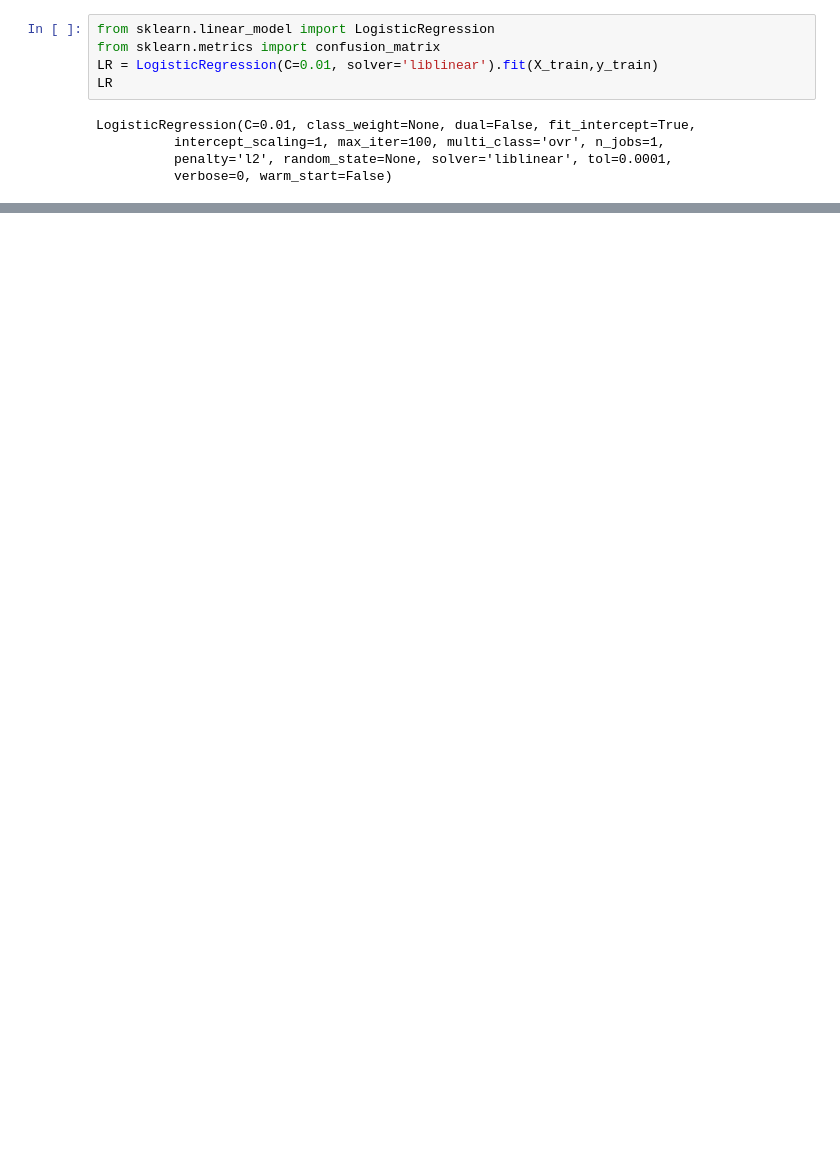
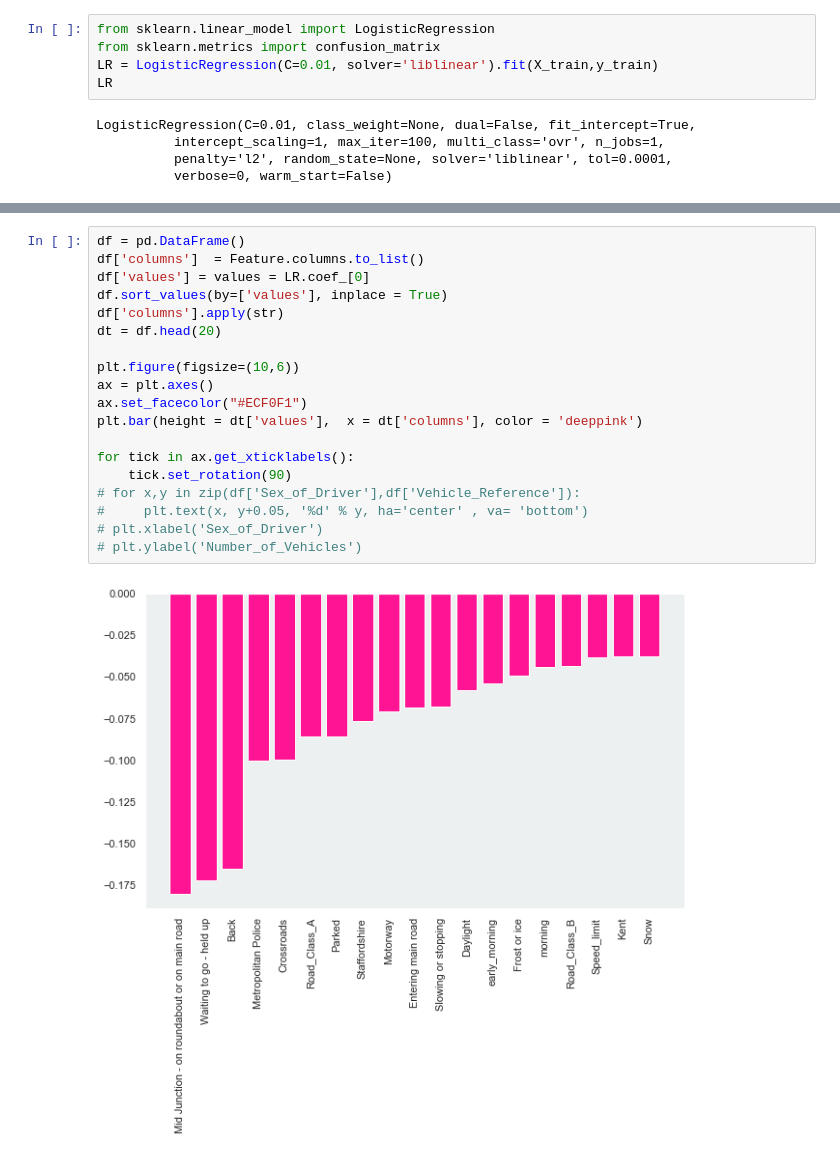
Before and after one commit to odojoachim/Coursera_Capstone, a Jupyter notebook: Coursera_Project.ipynb, the cells around one changed output, grey strips where cells are left out. Drawn from its saved outputs; the diff is of its cells as text; blank space fills up the shorter version.

```diff
--- a/Coursera_Project.ipynb
+++ b/Coursera_Project.ipynb
@@ -2271,0 +2290,21 @@ df
+# %%
+df = pd.DataFrame()
+df['columns']  = Feature.columns.to_list()
+df['values'] = values = LR.coef_[0]
+df.sort_values(by=['values'], inplace = True)
+df['columns'].apply(str)
+dt = df.head(20)
+
+plt.figure(figsize=(10,6))
+ax = plt.axes()
+ax.set_facecolor("#ECF0F1")
+plt.bar(height = dt['values'],  x = dt['columns'], color = 'deeppink')
+
+for tick in ax.get_xticklabels():
+    tick.set_rotation(90)
+# for x,y in zip(df['Sex_of_Driver'],df['Vehicle_Reference']):
+#     plt.text(x, y+0.05, '%d' % y, ha='center' , va= 'bottom')
+# plt.xlabel('Sex_of_Driver')
+# plt.ylabel('Number_of_Vehicles')
+# %% [output]
+[figure, added]
```
Also changed, not shown: parts of 24 cells of this notebook.
